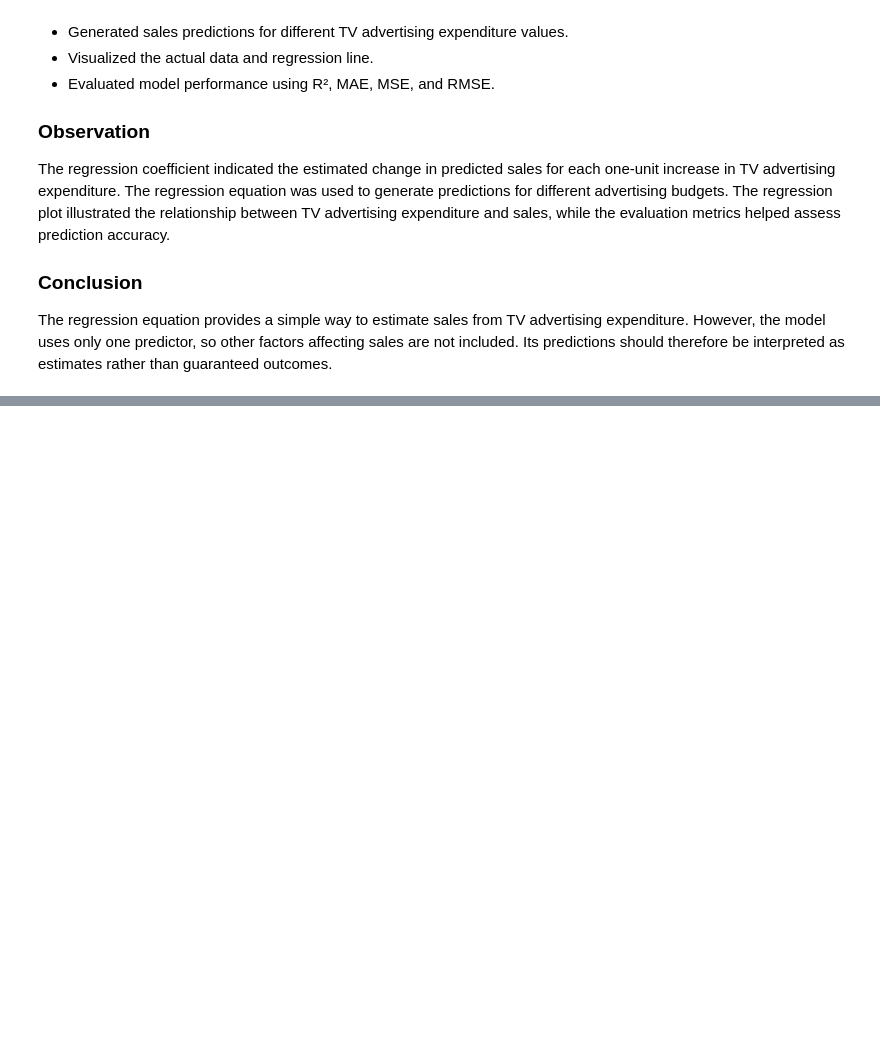
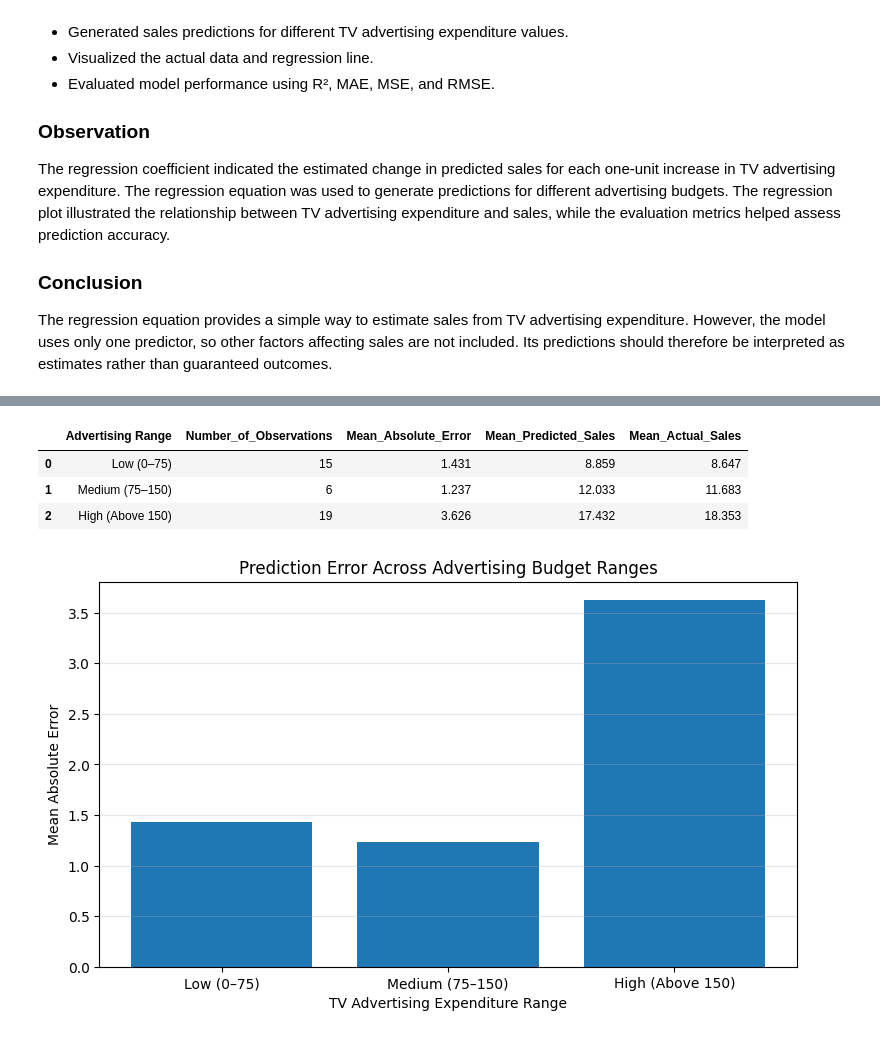
Before and after one commit to shreeshreeya69-crypto/simple-linear-regression-ybi, a Jupyter notebook: Simple_Linear_Regression_YBI.ipynb, the cells around one changed output, grey strips where cells are left out. Cells and saved outputs as stored; diff of their text form; code cells hidden in the pictures; blank space fills up the shorter version.

Commit message:
Day 34 - Prediction Accuracy Across Advertising Budgets

```diff
--- a/Simple_Linear_Regression_YBI.ipynb
+++ b/Simple_Linear_Regression_YBI.ipynb
@@ -4831,0 +4915,9 @@ The regression equation provides a simple way to estimate sales from TV advertis
+# %%
+results['Advertising Range'] = pd.cut(
+    results['TV Advertising'],
+    bins=[-1, 75, 150, float('inf')],
+    labels=['Low (0–75)', 'Medium (75–150)', 'High (Above 150)']
+)
+
+print("Observations in each advertising range:")
+display(results['Advertising Range'].value_counts().sort_index())
@@ -4831,0 +4932,33 @@ The regression equation provides a simple way to estimate sales from TV advertis
+# %%
+range_summary = results.groupby(
+    'Advertising Range',
+    observed=False
+).agg(
+    Number_of_Observations=('Actual Sales', 'count'),
+    Mean_Absolute_Error=('Absolute Error', 'mean'),
+    Mean_Predicted_Sales=('Predicted Sales', 'mean'),
+    Mean_Actual_Sales=('Actual Sales', 'mean')
+).reset_index()
+
+display(range_summary.round(3))
+# %% [output]
+|  | Advertising Range | Number_of_Observations | Mean_Absolute_Error | Mean_Predicted_Sales | Mean_Actual_Sales |
+| 0 | Low (0–75) | 15 | 1.431 | 8.859 | 8.647 |
+| 1 | Medium (75–150) | 6 | 1.237 | 12.033 | 11.683 |
+| 2 | High (Above 150) | 19 | 3.626 | 17.432 | 18.353 |
+# %%
+plt.figure(figsize=(9, 5))
+
+plt.bar(
+    range_summary['Advertising Range'].astype(str),
+    range_summary['Mean_Absolute_Error']
+)
+
+plt.xlabel("TV Advertising Expenditure Range")
+plt.ylabel("Mean Absolute Error")
+plt.title("Prediction Error Across Advertising Budget Ranges")
+plt.grid(axis='y', alpha=0.3)
+
+plt.show()
+# %% [output]
+[figure, added]
```
Also changed, not shown: parts of 8 cells of this notebook.
